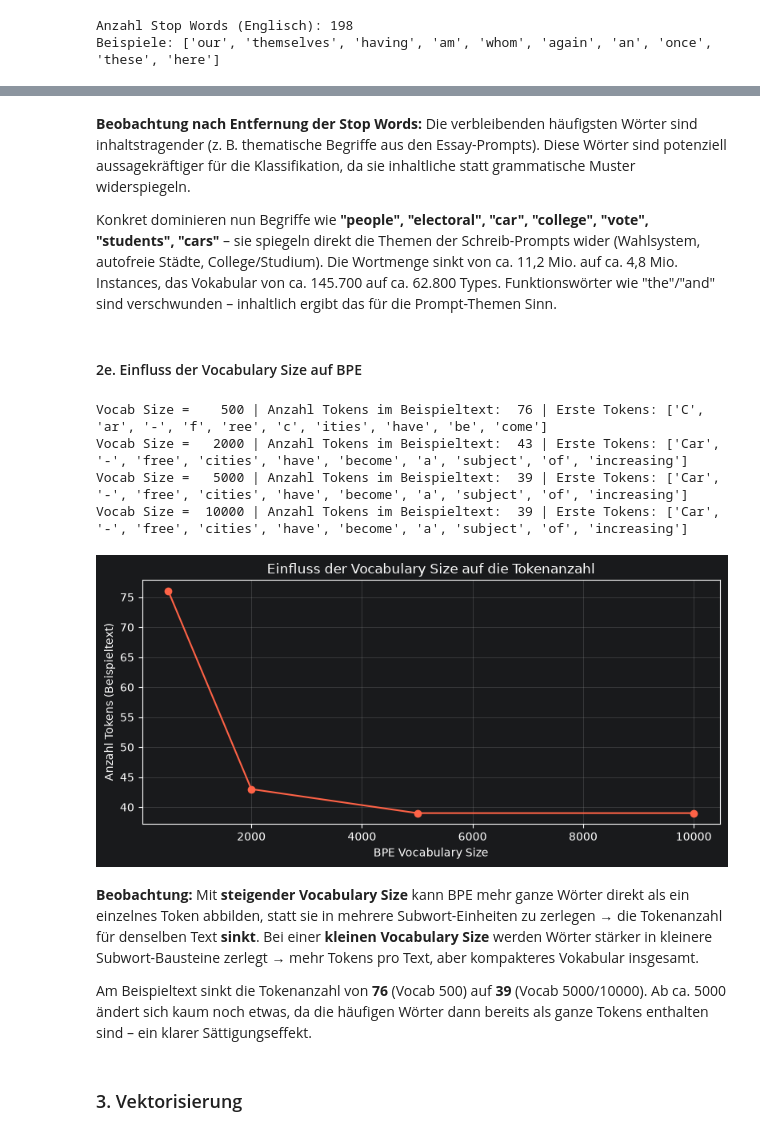
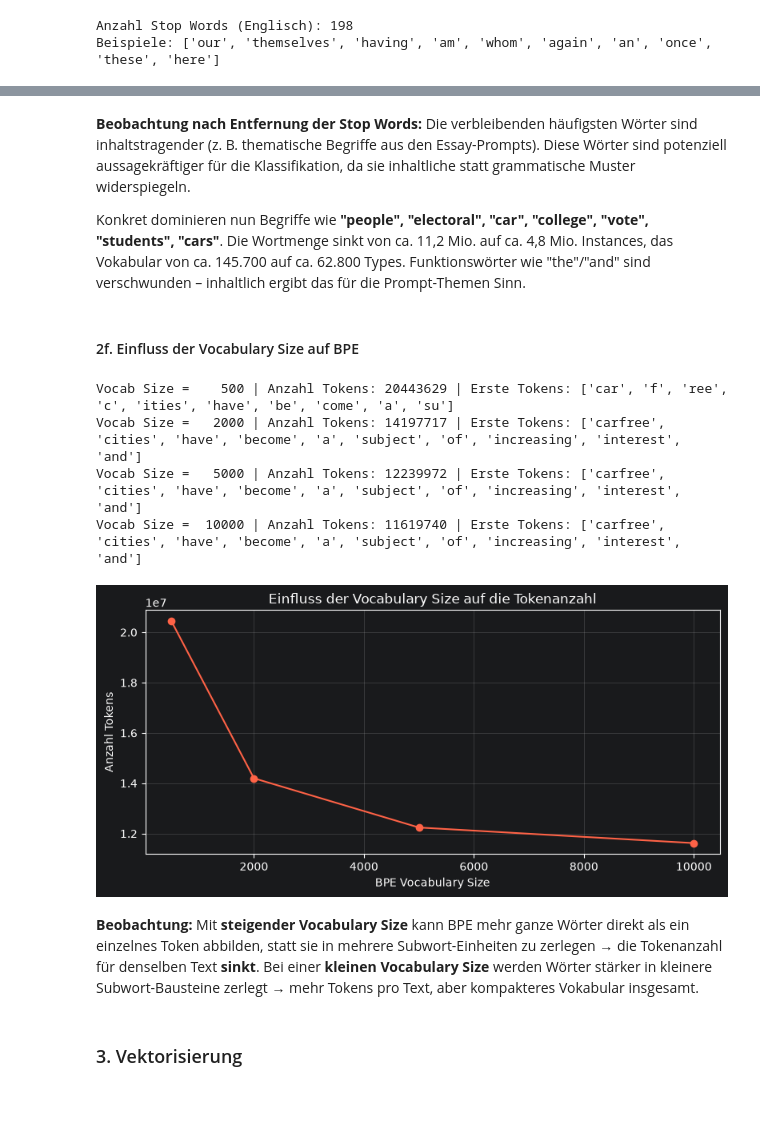
Before and after one commit to TheAmarok/Neue-Konzepte-Gruppe-9, a Jupyter notebook: Notebook_Abgabeversion_kommentiert.ipynb, the cells around one changed output, grey strips where cells are left out. Saved outputs shown, nothing was run; the diff lists cells and outputs as text; code cells hidden in the pictures; blank space fills up the shorter version.

```diff
--- a/Notebook_Abgabeversion_kommentiert.ipynb
+++ b/Notebook_Abgabeversion_kommentiert.ipynb
@@ -1110,7 +1110,7 @@ generated
 Name: count, dtype: int64
 # %%
 # Gesamten Korpus als einen langen String zusammenführen
-corpus_text = " ".join(df["text"].tolist())
+corpus_text = " ".join(df["text_clean"].tolist())
 # Gesamtlänge des Korpus in Zeichen ausgeben
 print(f"Gesamtlänge des Korpus: {len(corpus_text):,} Zeichen")
 # Anzahl der Essays (Dokumente) ausgeben
@@ -1378,9 +1577,9 @@ plt.show()
 **Beobachtung nach Entfernung der Stop Words:**
 Die verbleibenden häufigsten Wörter sind inhaltstragender (z. B. thematische Begriffe aus den Essay-Prompts). Diese Wörter sind potenziell aussagekräftiger für die Klassifikation, da sie inhaltliche statt grammatische Muster widerspiegeln.
 
-Konkret dominieren nun Begriffe wie **"people", "electoral", "car", "college", "vote", "students", "cars"** – sie spiegeln direkt die Themen der Schreib-Prompts wider (Wahlsystem, autofreie Städte, College/Studium). Die Wortmenge sinkt von ca. 11,2 Mio. auf ca. 4,8 Mio. Instances, das Vokabular von ca. 145.700 auf ca. 62.800 Types. Funktionswörter wie "the"/"and" sind verschwunden – inhaltlich ergibt das für die Prompt-Themen Sinn.
+Konkret dominieren nun Begriffe wie **"people", "electoral", "car", "college", "vote", "students", "cars"**. Die Wortmenge sinkt von ca. 11,2 Mio. auf ca. 4,8 Mio. Instances, das Vokabular von ca. 145.700 auf ca. 62.800 Types. Funktionswörter wie "the"/"and" sind verschwunden – inhaltlich ergibt das für die Prompt-Themen Sinn.
 # %% [markdown]
-#### 2e. Einfluss der Vocabulary Size auf BPE
+#### 2f. Einfluss der Vocabulary Size auf BPE
 # %%
 # BPE mit unterschiedlichen Vocabulary Sizes trainieren und Top-Tokens vergleichen
 # Zu testende Vokabulargrößen
@@ -1396,47 +1595,45 @@ for vsize in vocab_sizes:
     vocab = tok.get_vocab()
     # Häufigste Tokens im Beispieltext mit diesem Vokabular
     # Beispieltext mit aktuellem Tokenizer kodieren
-    encoded = tok.encode(sample_text)
+    encoded = tok.encode(corpus_text)
     # Resultierende Tokens speichern
     bpe_results[vsize] = encoded.tokens
 
 # Ergebnisse je Vokabulargröße ausgeben
 for vsize, tokens in bpe_results.items():
     # Tokenanzahl und erste Tokens anzeigen
-    print(f"Vocab Size = {vsize:>6} | Anzahl Tokens im Beispieltext: {len(tokens):>3} | Erste Tokens: {tokens[:10]}")
+    print(f"Vocab Size = {vsize:>6} | Anzahl Tokens: {len(tokens):>3} | Erste Tokens: {tokens[:10]}")
 # %% [output]
-Vocab Size =    500 | Anzahl Tokens im Beispieltext:  76 | Erste Tokens: ['C', 'ar', '-', 'f', 'ree', 'c', 'ities', 'have', 'be', 'come']
-Vocab Size =   2000 | Anzahl Tokens im Beispieltext:  43 | Erste Tokens: ['Car', '-', 'free', 'cities', 'have', 'become', 'a', 'subject', 'of', 'increasing']
-Vocab Size =   5000 | Anzahl Tokens im Beispieltext:  39 | Erste Tokens: ['Car', '-', 'free', 'cities', 'have', 'become', 'a', 'subject', 'of', 'increasing']
-Vocab Size =  10000 | Anzahl Tokens im Beispieltext:  39 | Erste Tokens: ['Car', '-', 'free', 'cities', 'have', 'become', 'a', 'subject', 'of', 'increasing']
+Vocab Size =    500 | Anzahl Tokens: 20443629 | Erste Tokens: ['car', 'f', 'ree', 'c', 'ities', 'have', 'be', 'come', 'a', 'su']
+Vocab Size =   2000 | Anzahl Tokens: 14197717 | Erste Tokens: ['carfree', 'cities', 'have', 'become', 'a', 'subject', 'of', 'increasing', 'interest', 'and']
+Vocab Size =   5000 | Anzahl Tokens: 12239972 | Erste Tokens: ['carfree', 'cities', 'have', 'become', 'a', 'subject', 'of', 'increasing', 'interest', 'and']
+Vocab Size =  10000 | Anzahl Tokens: 11619740 | Erste Tokens: ['carfree', 'cities', 'have', 'become', 'a', 'subject', 'of', 'increasing', 'interest', 'and']
 # %%
-# Visualisierung: Anzahl Tokens im Beispieltext je Vocabulary Size
+# Visualisierung: Anzahl Tokens je Vocabulary Size
 # Tokenanzahl je Vokabulargröße sammeln
 token_counts = [len(tokens) for tokens in bpe_results.values()]
 
 # Neues Diagramm anlegen
 fig, ax = plt.subplots(figsize=(8, 4))
 # Tokenanzahl gegen Vokabulargröße plotten
 ax.plot(vocab_sizes, token_counts, marker="o", color="tomato")
 # x-Achse beschriften
 ax.set_xlabel("BPE Vocabulary Size")
 # y-Achse beschriften
-ax.set_ylabel("Anzahl Tokens (Beispieltext)")
+ax.set_ylabel("Anzahl Tokens")
 # Titel setzen
 ax.set_title("Einfluss der Vocabulary Size auf die Tokenanzahl")
 # Gitter einblenden
 ax.grid(alpha=0.3)
 # Layout optimieren
 plt.tight_layout()
 # Diagramm anzeigen
 plt.show()
 # %% [output]
-[figure, old version]
+[figure, new version]
 # %% [markdown]
 **Beobachtung:**
 Mit **steigender Vocabulary Size** kann BPE mehr ganze Wörter direkt als ein einzelnes Token abbilden, statt sie in mehrere Subwort-Einheiten zu zerlegen → die Tokenanzahl für denselben Text **sinkt**. Bei einer **kleinen Vocabulary Size** werden Wörter stärker in kleinere Subwort-Bausteine zerlegt → mehr Tokens pro Text, aber kompakteres Vokabular insgesamt.
-
-Am Beispieltext sinkt die Tokenanzahl von **76** (Vocab 500) auf **39** (Vocab 5000/10000). Ab ca. 5000 ändert sich kaum noch etwas, da die häufigen Wörter dann bereits als ganze Tokens enthalten sind – ein klarer Sättigungseffekt.
 # %% [markdown]
 ### 3. Vektorisierung
 # %% [markdown]
```
Also changed, not shown: parts of 13 cells of this notebook.
